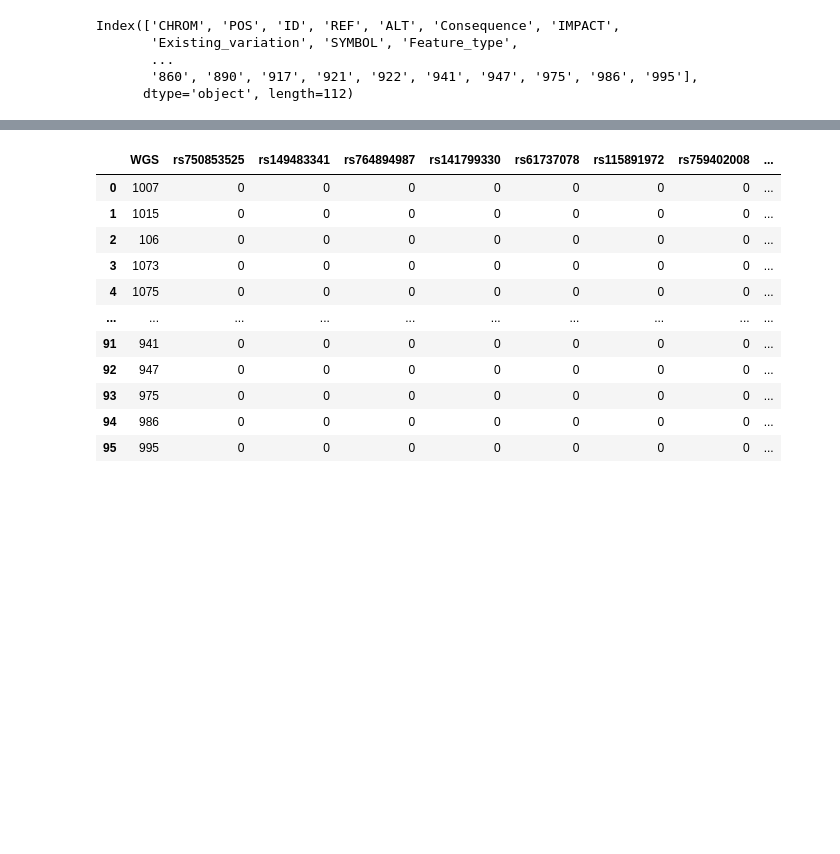
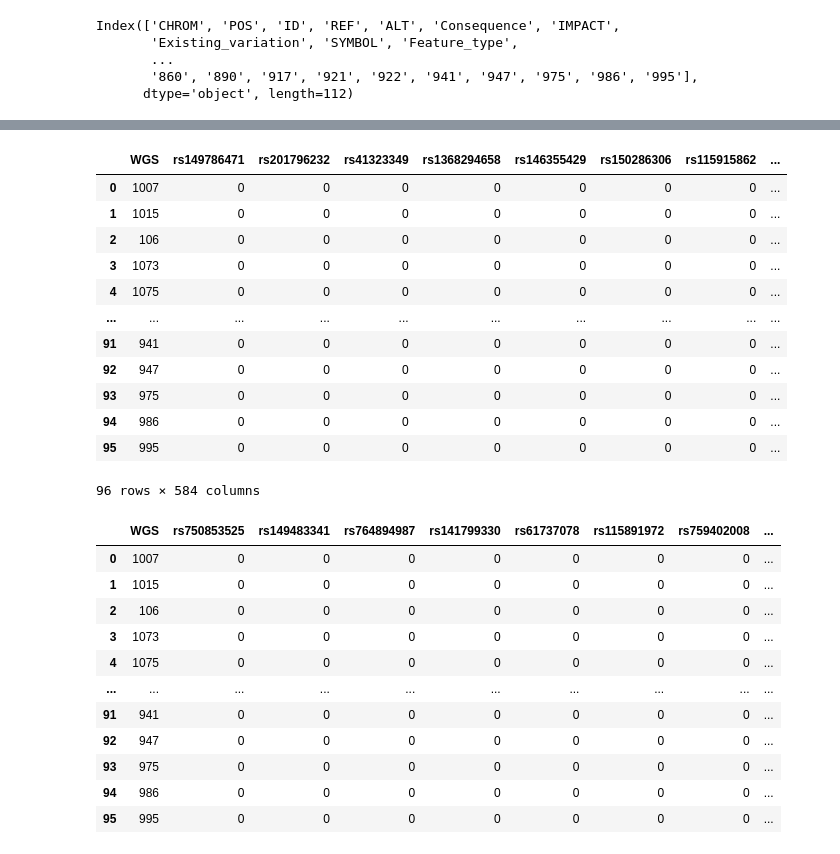
Before and after one commit to drzeeshanahmed/CVDs_RNA-seq_SNPs, a Jupyter notebook: NB_SNPs.ipynb, the cells around one changed output, grey strips where cells are left out. Cells and saved outputs as stored; diff of their text form; code cells hidden in the pictures; blank space fills up the shorter version.

```diff
--- a/NB_SNPs.ipynb
+++ b/NB_SNPs.ipynb
@@ -276,8 +322,23 @@ NCounts_DE_CIGT = NCounts_DE_CIGT[cols]
 NCounts_DE_CIGT['SNP'] = NCounts_DE_CIGT['SNP'].str.split("-").str[-1]
 NCounts_DE_CIGT.rename(columns={'ID': 'RNASeq', 'SNP': 'WGS'}, inplace=True)
 # %%
-SNVs_CADD = pd.read_csv('/home/wbd20/Ahmed/Results/SNVs_CADD.csv')
-SNVs_CIGT = pd.read_csv('/home/wbd20/Ahmed/Results/SNVs_CIGT.csv')
+SNVs_CADD = pd.read_csv('Results/SNVs_CADD.csv')
+SNVs_CIGT = pd.read_csv('Results/SNVs_CIGT.csv')
+SNVs_CIGT
+# %% [output]
+|  | WGS | rs149786471 | rs201796232 | rs41323349 | rs1368294658 | rs146355429 | rs150286306 | rs115915862 | ... |
+| 0 | 1007 | 0 | 0 | 0 | 0 | 0 | 0 | 0 | ... |
+| 1 | 1015 | 0 | 0 | 0 | 0 | 0 | 0 | 0 | ... |
+| 2 | 106 | 0 | 0 | 0 | 0 | 0 | 0 | 0 | ... |
+| 3 | 1073 | 0 | 0 | 0 | 0 | 0 | 0 | 0 | ... |
+| 4 | 1075 | 0 | 0 | 0 | 0 | 0 | 0 | 0 | ... |
+| ... | ... | ... | ... | ... | ... | ... | ... | ... | ... |
+| 91 | 941 | 0 | 0 | 0 | 0 | 0 | 0 | 0 | ... |
+| 92 | 947 | 0 | 0 | 0 | 0 | 0 | 0 | 0 | ... |
+| 93 | 975 | 0 | 0 | 0 | 0 | 0 | 0 | 0 | ... |
+| 94 | 986 | 0 | 0 | 0 | 0 | 0 | 0 | 0 | ... |
+| 95 | 995 | 0 | 0 | 0 | 0 | 0 | 0 | 0 | ... |
+96 rows × 584 columns
 # %%
 unique_genes = NCounts_DE_CIGT.columns.drop(['RNASeq', 'WGS', 'Type']).unique()
 relevant_SNVs = SNVs_CADD[SNVs_CADD['Gene'].apply(lambda x: any(gene in x.split(', ') for gene in unique_genes))]
```
Also changed, not shown: parts of 10 cells of this notebook, 2 other files.
